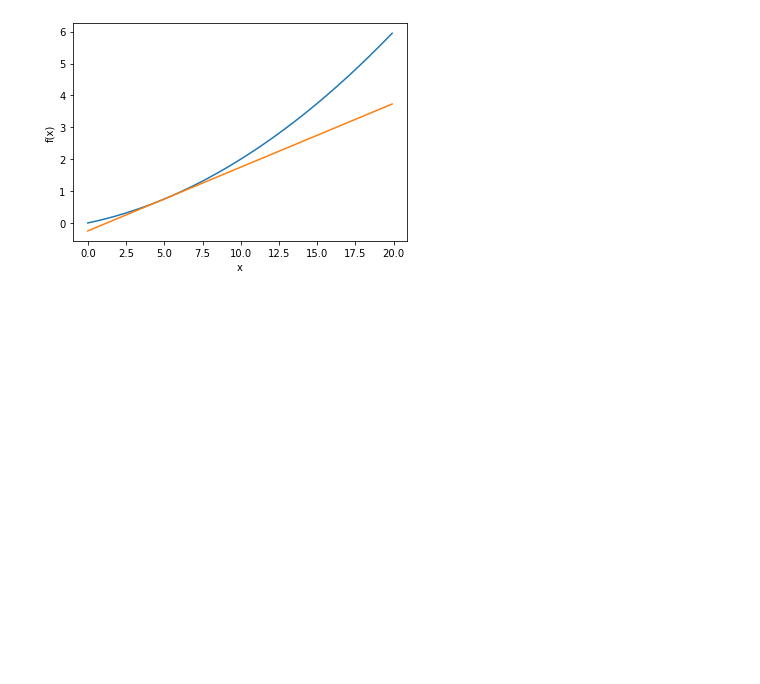
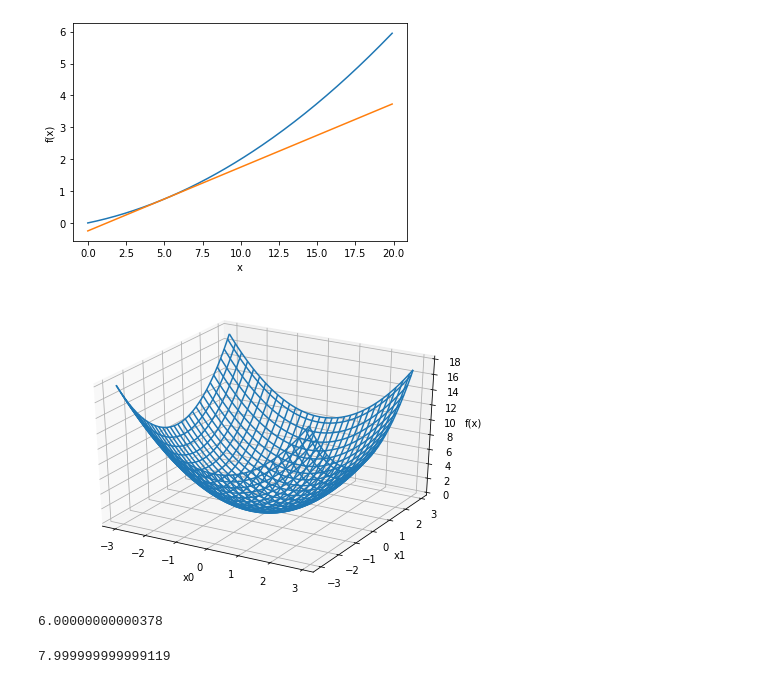
Before and after one commit to etckanikama/practice-repository, a Jupyter notebook: zero4.ipynb, the cells around one changed output. Saved outputs shown, nothing was run; the diff lists cells and outputs as text; code cells hidden in the pictures; blank space fills up the shorter version.

```diff
--- a/zero4.ipynb
+++ b/zero4.ipynb
@@ -139,0 +138,42 @@ plt.show()
+# %%
+# 偏微分
+from mpl_toolkits.mplot3d import Axes3D
+import matplotlib.pyplot as plt
+import numpy as np
+# この関数のグラフを描画
+def function_2(x0,x1):
+  return x0**2 + x1**2
+
+x0 = np.arange(-3.0,3.0,0.1)
+x1 = np.arange(-3.0,3.0,0.1)
+
+X0,X1 = np.meshgrid(x1,x1) #3行3列のX0,X1の格子を作成
+Y = function_2(X0,X1)
+
+fig = plt.figure()
+ax = Axes3D(fig)
+
+ax.set_xlabel("x0")
+ax.set_ylabel("x1")
+ax.set_zlabel("f(x)")
+
+ax.plot_wireframe(X0,X1,Y)
+plt.show()
+# %% [output]
+[figure, added]
+# %%
+# x0=3,x1=4の時 のx0に関する偏微分 round f / round x0
+
+def function_tmp1(x0):
+  return x0 * x0 + 4.0 ** 2.0
+
+numerical_diff(function_tmp1,3.0)
+# %% [output]
+6.00000000000378
+# %%
+# x1に関する偏微分
+def function_tmp2(x1):
+  return 3.0**2.0 + x1 * x1
+numerical_diff(function_tmp2,4.0)
+# %% [output]
+7.999999999999119
```
Also changed, not shown: parts of 12 cells of this notebook.
